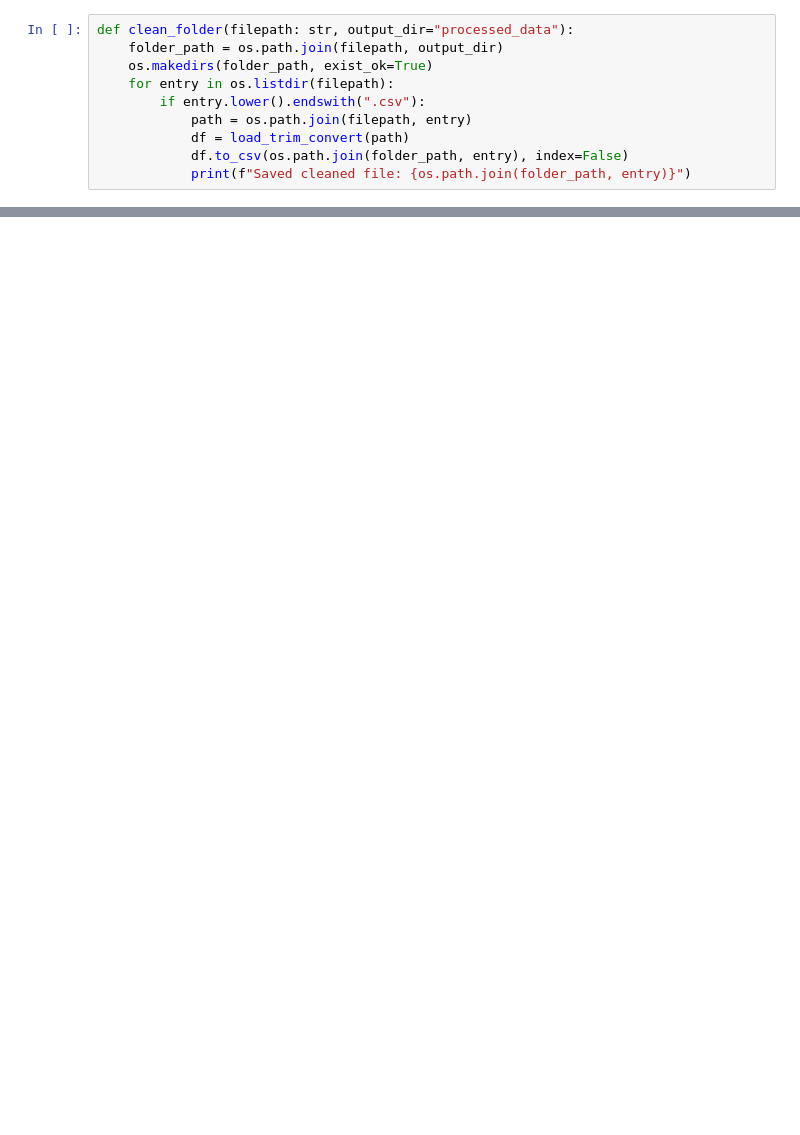
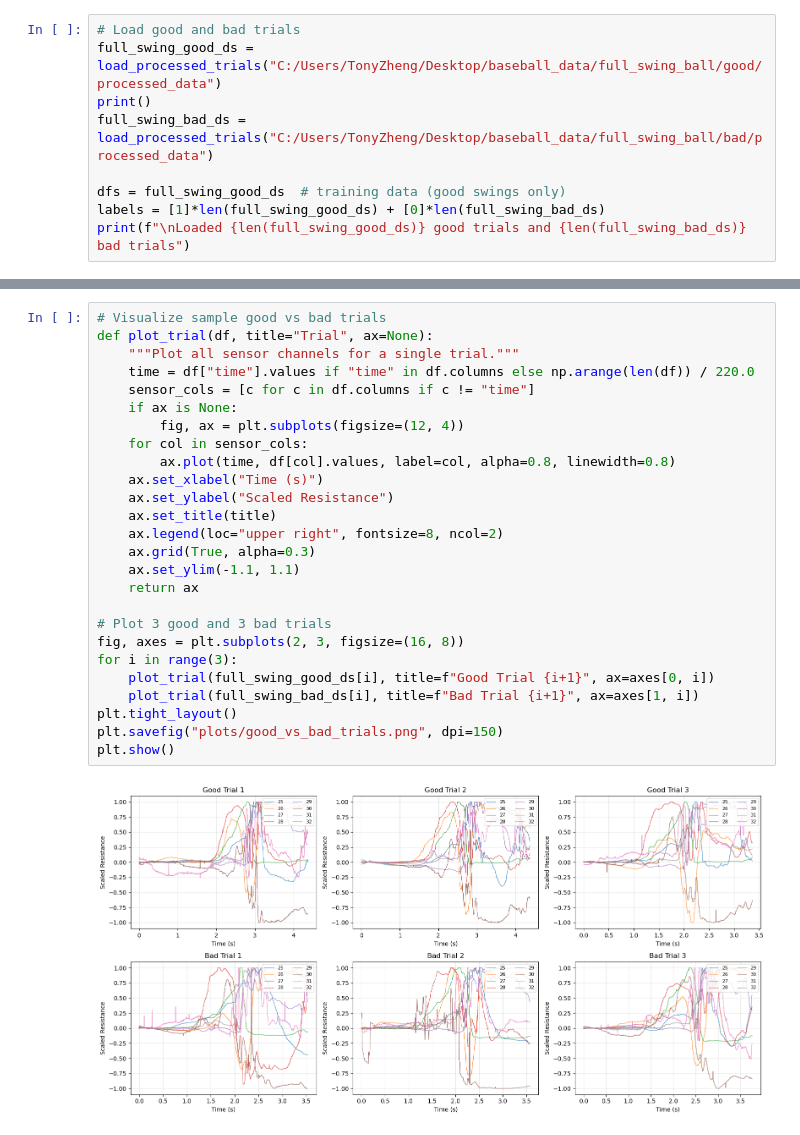
Before and after one commit to tzheng846/baseball_data, a Jupyter notebook: main.ipynb, the cells around one changed output, grey strips where cells are left out. Cells and saved outputs as stored; diff of their text form; blank space fills up the shorter version.

Commit message:
cleanup cae

```diff
--- a/main.ipynb
+++ b/main.ipynb
@@ -313,10 +27,9 @@ def load_trim_convert(
 # %%
-def clean_folder(filepath: str, output_dir="processed_data"):
-    folder_path = os.path.join(filepath, output_dir)
-    os.makedirs(folder_path, exist_ok=True)
-    for entry in os.listdir(filepath):
-        if entry.lower().endswith(".csv"):
-            path = os.path.join(filepath, entry)
-            df = load_trim_convert(path)
-            df.to_csv(os.path.join(folder_path, entry), index=False)
-            print(f"Saved cleaned file: {os.path.join(folder_path, entry)}")
+# Load good and bad trials
+full_swing_good_ds = load_processed_trials("C:/Users/TonyZheng/Desktop/baseball_data/full_swing_ball/good/processed_data")
+print()
+full_swing_bad_ds = load_processed_trials("C:/Users/TonyZheng/Desktop/baseball_data/full_swing_ball/bad/processed_data")
+
+dfs = full_swing_good_ds  # training data (good swings only)
+labels = [1]*len(full_swing_good_ds) + [0]*len(full_swing_bad_ds)
+print(f"\nLoaded {len(full_swing_good_ds)} good trials and {len(full_swing_bad_ds)} bad trials")
@@ -343,0 +71,28 @@ labels = [1]*len(full_swing_good_ds) + [0]*len(full_swing_bad_ds)
+# %%
+# Visualize sample good vs bad trials
+def plot_trial(df, title="Trial", ax=None):
+    """Plot all sensor channels for a single trial."""
+    time = df["time"].values if "time" in df.columns else np.arange(len(df)) / 220.0
+    sensor_cols = [c for c in df.columns if c != "time"]
+    if ax is None:
+        fig, ax = plt.subplots(figsize=(12, 4))
+    for col in sensor_cols:
+        ax.plot(time, df[col].values, label=col, alpha=0.8, linewidth=0.8)
+    ax.set_xlabel("Time (s)")
+    ax.set_ylabel("Scaled Resistance")
+    ax.set_title(title)
+    ax.legend(loc="upper right", fontsize=8, ncol=2)
+    ax.grid(True, alpha=0.3)
+    ax.set_ylim(-1.1, 1.1)
+    return ax
+
+# Plot 3 good and 3 bad trials
+fig, axes = plt.subplots(2, 3, figsize=(16, 8))
+for i in range(3):
+    plot_trial(full_swing_good_ds[i], title=f"Good Trial {i+1}", ax=axes[0, i])
+    plot_trial(full_swing_bad_ds[i], title=f"Bad Trial {i+1}", ax=axes[1, i])
+plt.tight_layout()
+plt.savefig("plots/good_vs_bad_trials.png", dpi=150)
+plt.show()
+# %% [output]
+[figure, added]
```
Also changed, not shown: parts of 20 cells of this notebook, 1 other file.
